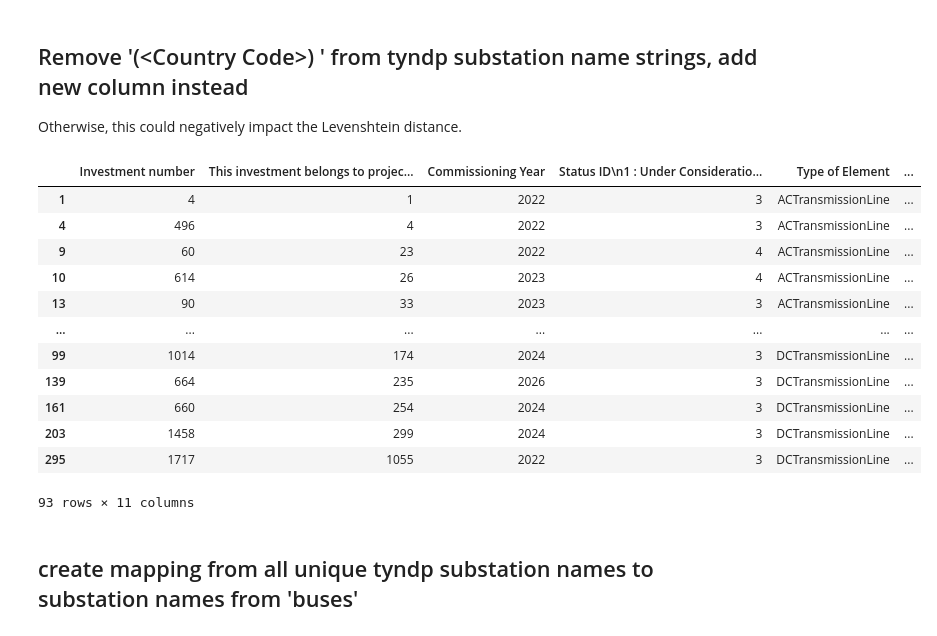
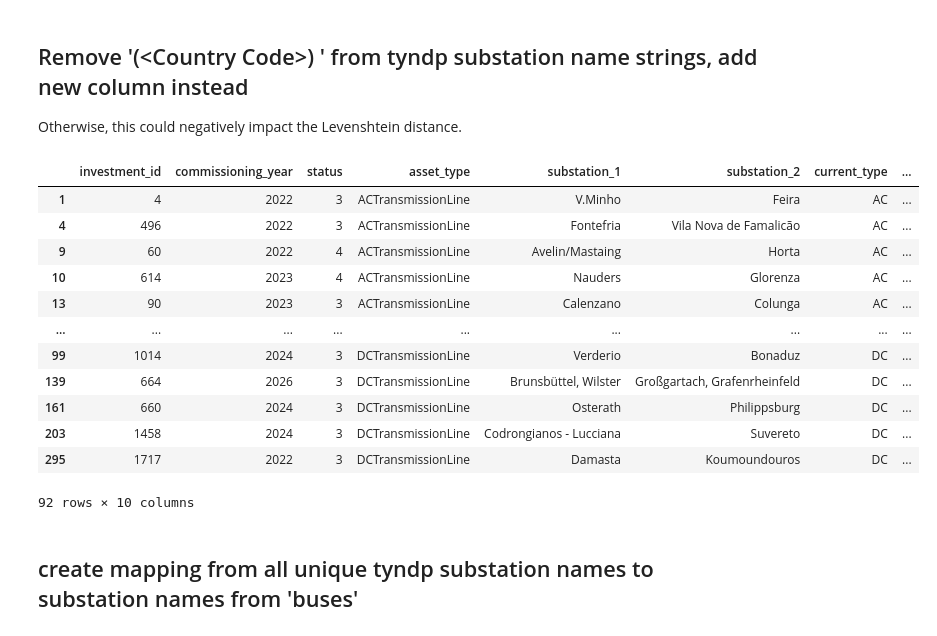
Before and after one commit to grecht/tyndp_to_pypsa, a Jupyter notebook: Experiments.ipynb, the cells around one changed output. Drawn from its saved outputs; the diff is of its cells as text; code cells hidden in the pictures.

Commit message:
Enable running code for different TYNDPs
- map column names to fixed names
- map status labels to numerical values

```diff
--- a/Experiments.ipynb
+++ b/Experiments.ipynb
@@ -81,3 +109,29 @@ lines  = lines.query("`Substation To` not in @new_subst")
+# %%
+# TODO: somehow make this work for every case
+
+#### 2020 ####
+# ac_lines  = wanted.query("`Type of Element` == 'ACTransmissionLine'")
+# dc_lines  = wanted.query("`Type of Element` == 'DCTransmissionLine'")
+# on_subst  = wanted.query("`Type of Element` == 'OnshoreSubstation'")
+# off_subst = wanted.query("`Type of Element` == 'OffshoreSubstation'")
+#
+# lines = ac_lines.append(dc_lines)
+lines = wanted.loc[wanted['asset_type'] == 'Overhead Line']
+
+if params == params_2020:
+    ac_lines  = wanted.query("asset_type == 'ACTransmissionLine'")
+    dc_lines  = wanted.query("asset_type == 'DCTransmissionLine'")
+    on_subst  = wanted.query("asset_type == 'OnshoreSubstation'")
+    off_subst = wanted.query("asset_type == 'OffshoreSubstation'")
+
+    new_subst = set(on_subst['substation_1']).union(on_subst['substation_2'])
+    lines = ac_lines.append(dc_lines)
+elif params == params_2018:
+    lines = wanted.loc[wanted['asset_type'] == 'Overhead Line']
+    new_subst = set(wanted.loc[wanted['asset_type'] == 'Substation']['substation_1'])
+
+lines  = lines.query("substation_1 not in @new_subst")
+lines  = lines.query("substation_2 not in @new_subst")
 # %% [markdown]
 # Use bus names from buses.csv (v0.1.0)
 See https://github.com/PyPSA/pypsa-eur/blob/v0.1.0rc/data/entsoegridkit/buses.csv. Data is from 2017 (newer gridkit extracts do not contain 'tags' with substation names).
@@ -217,6 +271,7 @@ Otherwise, this could negatively impact the Levenshtein distance.
 subst_regex   = r'(?P<place>.+)\s?[\[(](?P<country>\w{2})[)\]]' # Form: 'Glorenza (IT)'
 subst_pattern = re.compile(subst_regex)
 
+# TODO: does it make sense to "throw away" information here?
 # use this if other pattern does not match to remove comments in parentheses
 # e.g. 'Molai (through Sklavouna Terminal)'
 alt_regex   = r'(?P<place>.+)\s?[\[(].*[)\]]'
@@ -228,8 +283,8 @@ to_names     = []
 to_countries = []
 
 for index, row in lines.iterrows():
-    fr = row['Substation From']
-    to = row['Substation To']
+    fr = row['substation_1']
+    to = row['substation_2']
 
     # default values if regex does not match
     fr_name = fr
@@ -261,25 +316,25 @@ for index, row in lines.iterrows():
     to_names.append(to_name)
     to_countries.append(to_country)
 # %%
-lines['Substation From'] = fr_names
-lines['Substation To'] = to_names
-lines['Country1'] = fr_countries
-lines['Country2'] = to_countries
+lines['substation_1'] = fr_names
+lines['substation_2'] = to_names
+lines['country_1'] = fr_countries
+lines['country_2'] = to_countries
 lines
 # %% [output]
-|  | Investment number | This investment belongs to projec... | Commissioning Year | Status ID\n1 : Under Consideratio... | Type of Element | ... |
-| 1 | 4 | 1 | 2022 | 3 | ACTransmissionLine | ... |
-| 4 | 496 | 4 | 2022 | 3 | ACTransmissionLine | ... |
-| 9 | 60 | 23 | 2022 | 4 | ACTransmissionLine | ... |
-| 10 | 614 | 26 | 2023 | 4 | ACTransmissionLine | ... |
-| 13 | 90 | 33 | 2023 | 3 | ACTransmissionLine | ... |
-| ... | ... | ... | ... | ... | ... | ... |
-| 99 | 1014 | 174 | 2024 | 3 | DCTransmissionLine | ... |
-| 139 | 664 | 235 | 2026 | 3 | DCTransmissionLine | ... |
-| 161 | 660 | 254 | 2024 | 3 | DCTransmissionLine | ... |
-| 203 | 1458 | 299 | 2024 | 3 | DCTransmissionLine | ... |
-| 295 | 1717 | 1055 | 2022 | 3 | DCTransmissionLine | ... |
+|  | investment_id | commissioning_year | status | asset_type | substation_1 | substation_2 | current_type | ... |
+| 1 | 4 | 2022 | 3 | ACTransmissionLine | V.Minho | Feira | AC | ... |
+| 4 | 496 | 2022 | 3 | ACTransmissionLine | Fontefria | Vila Nova de Famalicão | AC | ... |
+| 9 | 60 | 2022 | 4 | ACTransmissionLine | Avelin/Mastaing | Horta | AC | ... |
+| 10 | 614 | 2023 | 4 | ACTransmissionLine | Nauders | Glorenza | AC | ... |
+| 13 | 90 | 2023 | 3 | ACTransmissionLine | Calenzano | Colunga | AC | ... |
+| ... | ... | ... | ... | ... | ... | ... | ... | ... |
+| 99 | 1014 | 2024 | 3 | DCTransmissionLine | Verderio | Bonaduz | DC | ... |
+| 139 | 664 | 2026 | 3 | DCTransmissionLine | Brunsbüttel, Wilster | Großgartach, Grafenrheinfeld | DC | ... |
+| 161 | 660 | 2024 | 3 | DCTransmissionLine | Osterath | Philippsburg | DC | ... |
+| 203 | 1458 | 2024 | 3 | DCTransmissionLine | Codrongianos - Lucciana | Suvereto | DC | ... |
+| 295 | 1717 | 2022 | 3 | DCTransmissionLine | Damasta | Koumoundouros | DC | ... |
-93 rows × 11 columns
+92 rows × 10 columns
 # %% [markdown]
 ## create mapping from all unique tyndp substation names to substation names from 'buses'
 # %%
```
Also changed, not shown: parts of 14 cells of this notebook.
